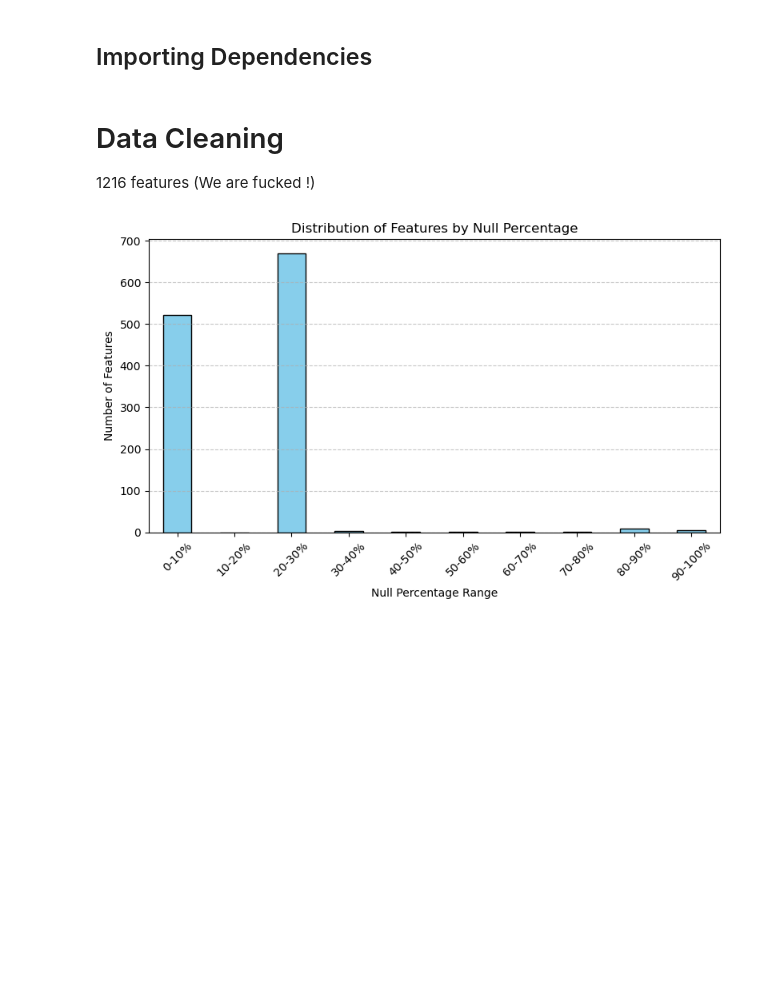
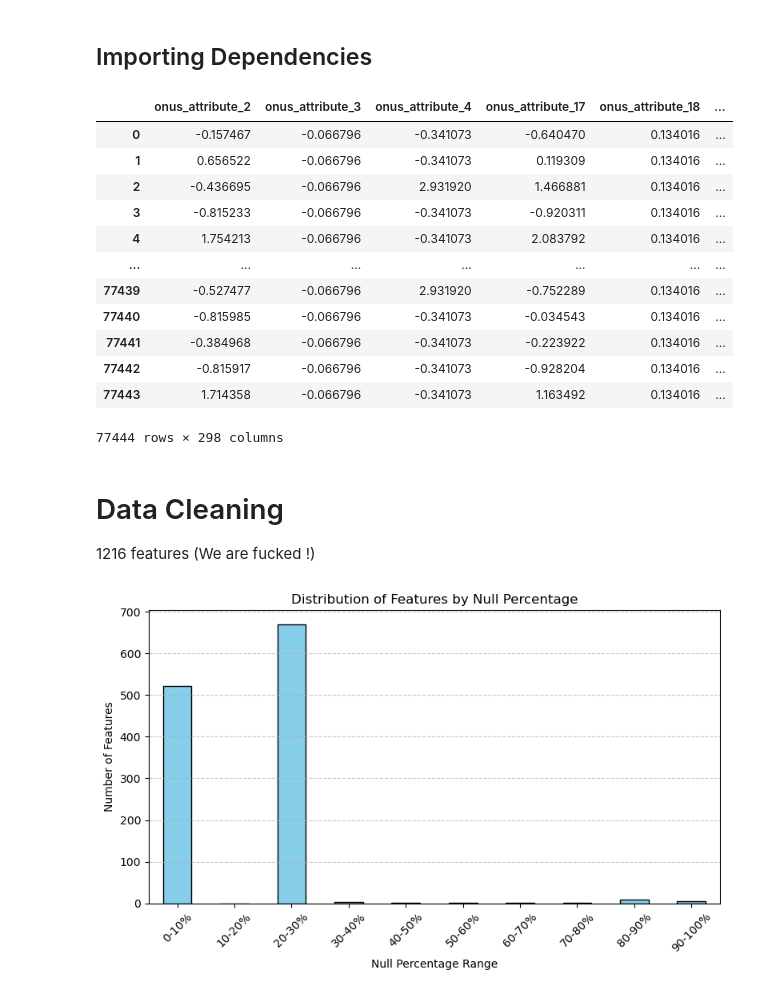
Before and after one commit to sarthakg004/convolve, a Jupyter notebook: untitled.ipynb, the cells around one changed output. Saved outputs shown, nothing was run; the diff lists cells and outputs as text; code cells hidden in the pictures; blank space fills up the shorter version.

```diff
--- a/untitled.ipynb
+++ b/untitled.ipynb
@@ -5,6 +5,24 @@ import pandas as pd
 import matplotlib.pyplot as plt
 import numpy as np
 import seaborn as sns
+# %%
+df = pd.read_csv('data/interim/train.csv')
+# %%
+df['acc']
+# %% [output]
+|  | onus_attribute_2 | onus_attribute_3 | onus_attribute_4 | onus_attribute_17 | onus_attribute_18 | ... |
+| 0 | -0.157467 | -0.066796 | -0.341073 | -0.640470 | 0.134016 | ... |
+| 1 | 0.656522 | -0.066796 | -0.341073 | 0.119309 | 0.134016 | ... |
+| 2 | -0.436695 | -0.066796 | 2.931920 | 1.466881 | 0.134016 | ... |
+| 3 | -0.815233 | -0.066796 | -0.341073 | -0.920311 | 0.134016 | ... |
+| 4 | 1.754213 | -0.066796 | -0.341073 | 2.083792 | 0.134016 | ... |
+| ... | ... | ... | ... | ... | ... | ... |
+| 77439 | -0.527477 | -0.066796 | 2.931920 | -0.752289 | 0.134016 | ... |
+| 77440 | -0.815985 | -0.066796 | -0.341073 | -0.034543 | 0.134016 | ... |
+| 77441 | -0.384968 | -0.066796 | -0.341073 | -0.223922 | 0.134016 | ... |
+| 77442 | -0.815917 | -0.066796 | -0.341073 | -0.928204 | 0.134016 | ... |
+| 77443 | 1.714358 | -0.066796 | -0.341073 | 1.163492 | 0.134016 | ... |
+77444 rows × 298 columns
 # %%
 train_df = pd.read_csv('data/raw/Dev_data_to_be_shared.csv')
 test_df = pd.read_csv('data/raw/validation_data_to_be_shared.csv')
```
Also changed, not shown: 6 other files.
